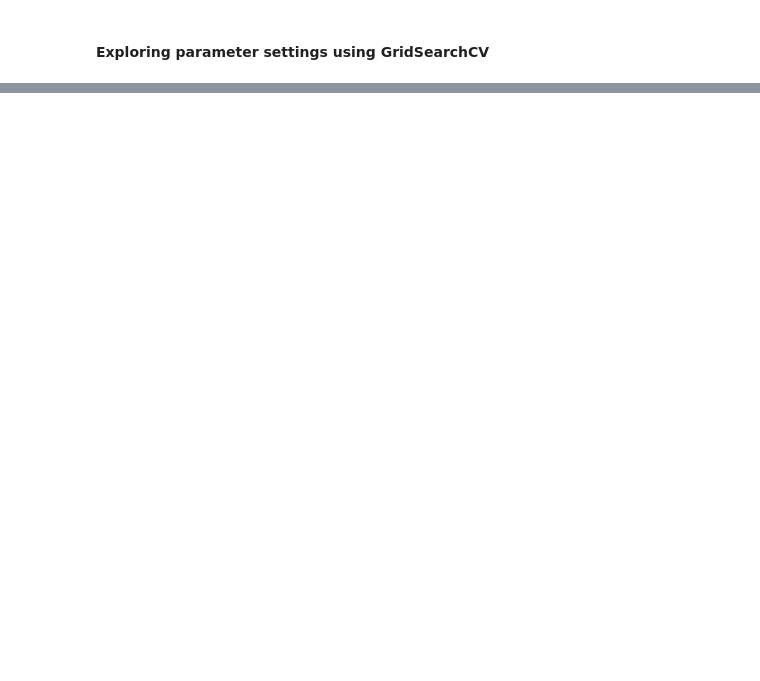
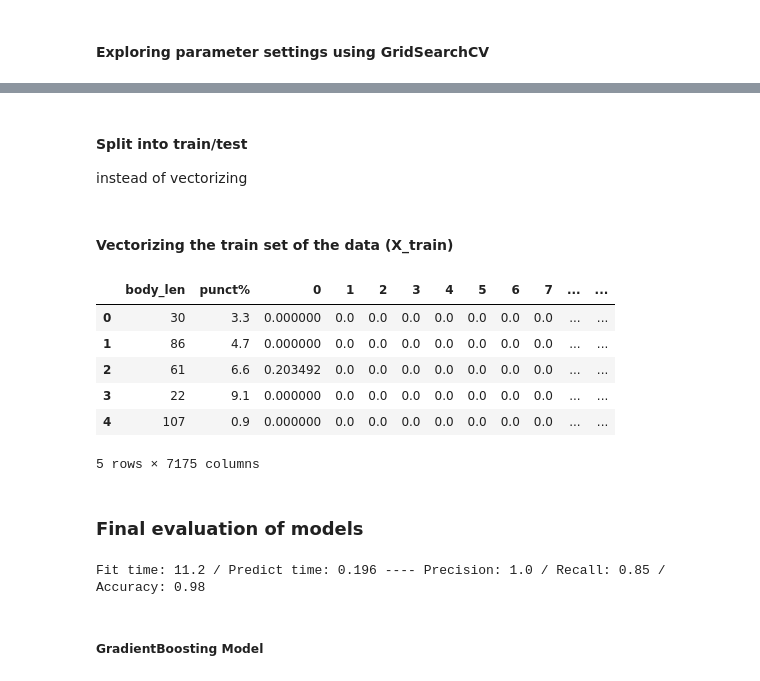
Before and after one commit to Msdot001/Alien_invasion_Game, a Jupyter notebook: NLP_Introduction.ipynb, the cells around one changed output, grey strips where cells are left out. Drawn from its saved outputs; the diff is of its cells as text; code cells hidden in the pictures; blank space fills up the shorter version.

Commit message:
Model Selection created using Colab

```diff
--- a/NLP_Introduction.ipynb
+++ b/NLP_Introduction.ipynb
@@ -2023,0 +2084,44 @@ pd.DataFrame(gs_fit.cv_results_).sort_values('mean_test_score', ascending=False)
+# %% [markdown]
+#### **Split into train/test**
+
+instead of vectorizing
+# %%
+X_train, X_test, y_train, y_test = train_test_split(data[['body_text', 'body_len', 'punct%']], data["label"], test_size=0.2)
+# %% [markdown]
+#### **Vectorizing the train set of the data** (X_train)
+# %%
+# instantiate
+tfidf_vect = TfidfVectorizer(analyzer=clean_text)
+
+# Recall the previous vectorization using tfidf, we combined both fit_transform, but we seperate the fit and training
+# Apply vectorizer to fit the data
+tfidf_vect_fit = tfidf_vect.fit(X_train['body_text'])
+
+# Apply vectorizer to transform the data (dont confuse fit_transform with fit.transform)
+tfidf_train = tfidf_vect_fit.transform(X_train['body_text'])    # tfidf_vect_fit is the variable name above, used to fit the train dataset
+tfidf_test = tfidf_vect_fit.transform(X_test['body_text'])      # the same X_train dataset fit above, is apply to transformed the X_test dataset
+
+# Create final X_train_vect and X_test_vect
+
+# X_train_vect
+# X_train_vect = combination of X_train[body_len], X_train[punt%] and the vectorizised 'tfidf_train', which need to be converted to dataframe like the rest of the two (len and punct)
+# The previous index with X_train [body_len, punct] needed to be dropped, so as to used the newly created index from  dataframe of vectorizised 'tfidf_train'
+
+X_train_vect = pd.concat([X_train[['body_len', 'punct%']].reset_index(drop=True), pd.DataFrame(tfidf_train.toarray())], axis=1)
+X_test_vect = pd.concat([X_test[['body_len', 'punct%']].reset_index(drop=True), pd.DataFrame(tfidf_test.toarray())], axis=1)
+
+
+X_train_vect.columns = X_train_vect.columns.astype(str)
+X_test_vect.columns = X_test_vect.columns.astype(str)
+
+X_train_vect.head()
+# %% [output]
+|  | body_len | punct% | 0 | 1 | 2 | 3 | 4 | 5 | 6 | 7 | ... | ... |
+| 0 | 30 | 3.3 | 0.000000 | 0.0 | 0.0 | 0.0 | 0.0 | 0.0 | 0.0 | 0.0 | ... | ... |
+| 1 | 86 | 4.7 | 0.000000 | 0.0 | 0.0 | 0.0 | 0.0 | 0.0 | 0.0 | 0.0 | ... | ... |
+| 2 | 61 | 6.6 | 0.203492 | 0.0 | 0.0 | 0.0 | 0.0 | 0.0 | 0.0 | 0.0 | ... | ... |
+| 3 | 22 | 9.1 | 0.000000 | 0.0 | 0.0 | 0.0 | 0.0 | 0.0 | 0.0 | 0.0 | ... | ... |
+| 4 | 107 | 0.9 | 0.000000 | 0.0 | 0.0 | 0.0 | 0.0 | 0.0 | 0.0 | 0.0 | ... | ... |
+5 rows × 7175 columns
+# %% [markdown]
+### **Final evaluation of models**
@@ -2023,0 +2132,27 @@ pd.DataFrame(gs_fit.cv_results_).sort_values('mean_test_score', ascending=False)
+# %%
+# RandonForest Model
+rf = RandomForestClassifier(n_estimators=150, max_depth=None, n_jobs=-1)
+
+# fit model and duration
+start = time.time()
+rf_model = rf.fit(X_train_vect, y_train)
+end = time.time()
+fit_time = (end - start)
+
+# predict model and duration ( this essential for model users)
+start = time.time()
+y_pred = rf_model.predict(X_test_vect)
+end = time.time()
+pred_time = (end - start)
+
+precision, recall, fscore, train_support = score(y_test, y_pred, pos_label='spam', average='binary')
+print('Fit time: {} / Predict time: {} ---- Precision: {} / Recall: {} / Accuracy: {}'.format(
+                                                                                               round(fit_time, 3),
+                                                                                               round(pred_time, 3),
+                                                                                               round(precision, 3),
+                                                                                               round(recall, 3),
+                                                                                               round((y_pred==y_test).sum()/len(y_pred), 3)))
+# %% [output]
+Fit time: 11.2 / Predict time: 0.196 ---- Precision: 1.0 / Recall: 0.85 / Accuracy: 0.98
+# %% [markdown]
+##### **GradientBoosting Model**
```
Also changed, not shown: parts of 8 cells of this notebook.
